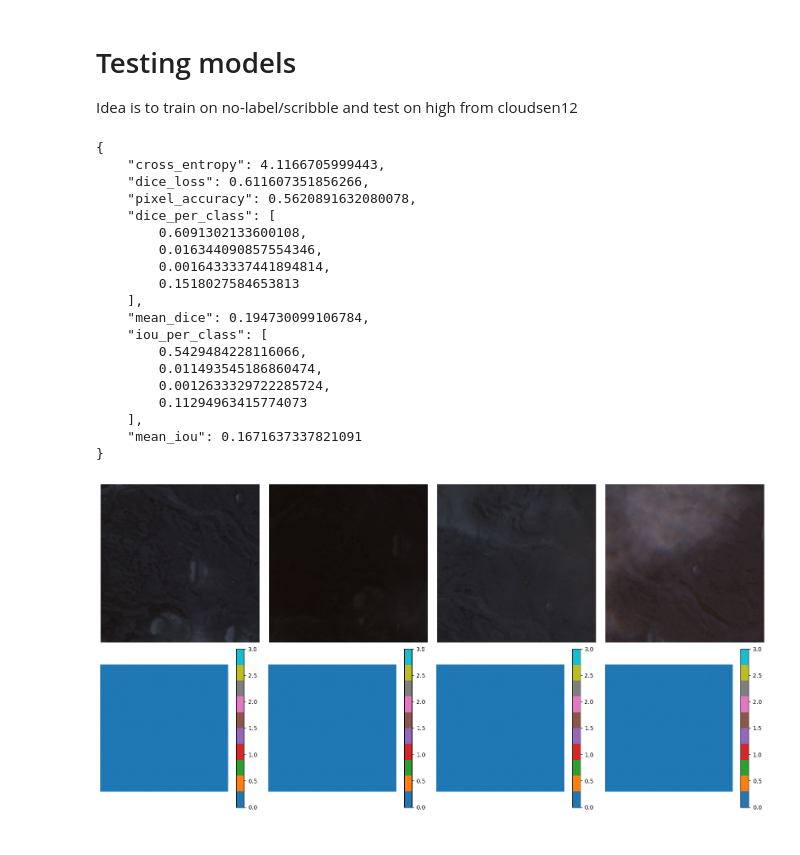
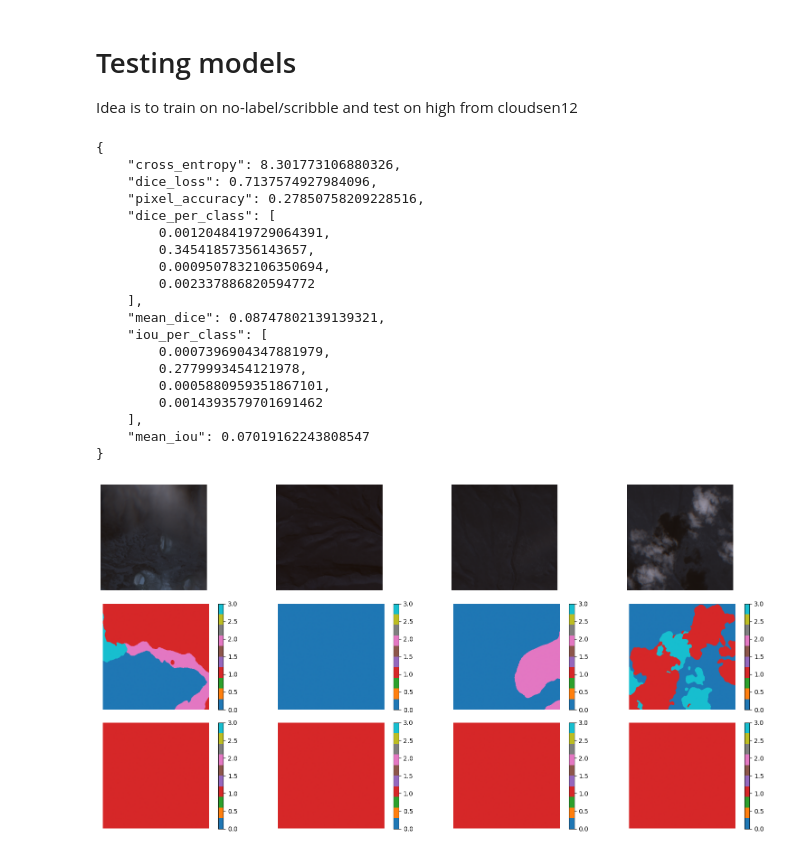
Before and after one commit to GebTorte/dataset, a Jupyter notebook: test_model.ipynb, the cells around one changed output. Cells and saved outputs as stored; diff of their text form; code cells hidden in the pictures.

```diff
--- a/test_model.ipynb
+++ b/test_model.ipynb
@@ -26,7 +44,7 @@ def define_tester(
     batch_size: int = 12,
     num_workers: int = 16,
     prefetch_factor: int = 8,
-    experiment_id: str = "cloudsen12_aspp_scribble_multitypecloud_256_1_000_cthr03_noweights",
+    experiment_id: str = "cloudsen12_aspp_scribble_multitypecloud_256_001",
     partition: str = "hpda2_compute_gpu",
     time: str = "03:00:00",
     gpus_per_node: int = 1,
@@ -78,7 +96,7 @@ def define_tester(
         model,
         dataset,
         batch_size,
-        num_workers,
+        num_workers, # cpus per task
         "cuda",
         user,
         repo,
@@ -88,56 +106,65 @@ def define_tester(
     )
 
 
-    return tester, dataset
+    return tester, dataset, model
 # %%
-tester, dataset = define_tester("di54xat", num_workers=6) # not passing to slurm # working with 8 cpu threads
+tester, dataset, model = define_tester("di54xat", num_workers=14) # not passing to slurm # working with 8 cpu threads
 # %%
 print(tester())
 # %% [output]
 {
-    "cross_entropy": 4.1166705999443,
-    "dice_loss": 0.611607351856266,
-    "pixel_accuracy": 0.5620891632080078,
+    "cross_entropy": 8.301773106880326,
+    "dice_loss": 0.7137574927984096,
+    "pixel_accuracy": 0.27850758209228516,
     "dice_per_class": [
-        0.6091302133600108,
-        0.016344090857554346,
-        0.0016433337441894814,
-        0.1518027584653813
+        0.0012048419729064391,
+        0.34541857356143657,
+        0.0009507832106350694,
+        0.002337886820594772
     ],
-    "mean_dice": 0.194730099106784,
+    "mean_dice": 0.08747802139139321,
     "iou_per_class": [
-        0.5429484228116066,
-        0.011493545186860474,
-        0.0012633329722285724,
-        0.11294963415774073
+        0.0007396904347881979,
+        0.2779993454121978,
+        0.0005880959351867101,
+        0.0014393579701691462
     ],
-    "mean_iou": 0.1671637337821091
+    "mean_iou": 0.07019162243808547
 }
 # %%
 # check what the loader loads
 import random
 import matplotlib.pyplot as plt
 
-fig, axes = plt.subplots(2, 4, figsize=(16, 8))
+fig, axes = plt.subplots(3, 4, figsize=(16, 8))
 
 
 for i in range(4):
-    rand_id = i # int(random.random() * len(train_dataset))
+    rand_id = i+4 # int(random.random() * len(train_dataset))
     sample_x, sample_y = dataset[rand_id]
+
+    # model predict
+    logits = model(sample_x.unsqueeze(0).to("cuda"))
+    pred = logits.cpu().detach().argmax(dim=1).squeeze(0).numpy()
+
+    im_pred = axes[2, i].imshow(pred, cmap="tab10", vmin=0, vmax=3)
+    axes[2, i].axis("off")
+
+    fig.colorbar(im_pred, ax=axes[2, i])
 
     # Plot input
     axes[0, i].imshow(sample_x[:3].permute(1,2,0).numpy())
     axes[0, i].axis("off")
 
     # Plot target
     im = axes[1, i].imshow(sample_y.numpy(), cmap="tab10", vmin=0, vmax=3)
 
     fig.colorbar(im, ax=axes[1, i])
 
     axes[1, i].axis("off")
 
 #plt.colorbar()
 plt.tight_layout()
 plt.show()
 # %% [output]
-[figure, old version]
+[figure, new version]
```
Also changed, not shown: parts of 1 cell of this notebook, 3 other files.
